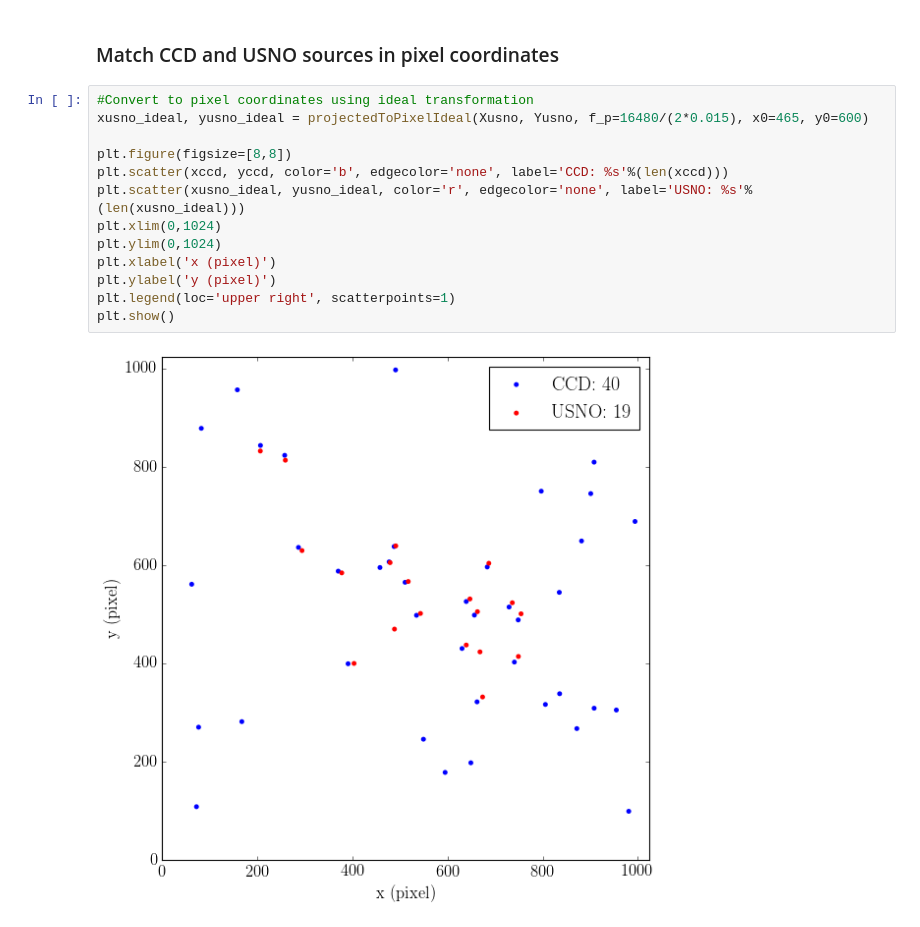
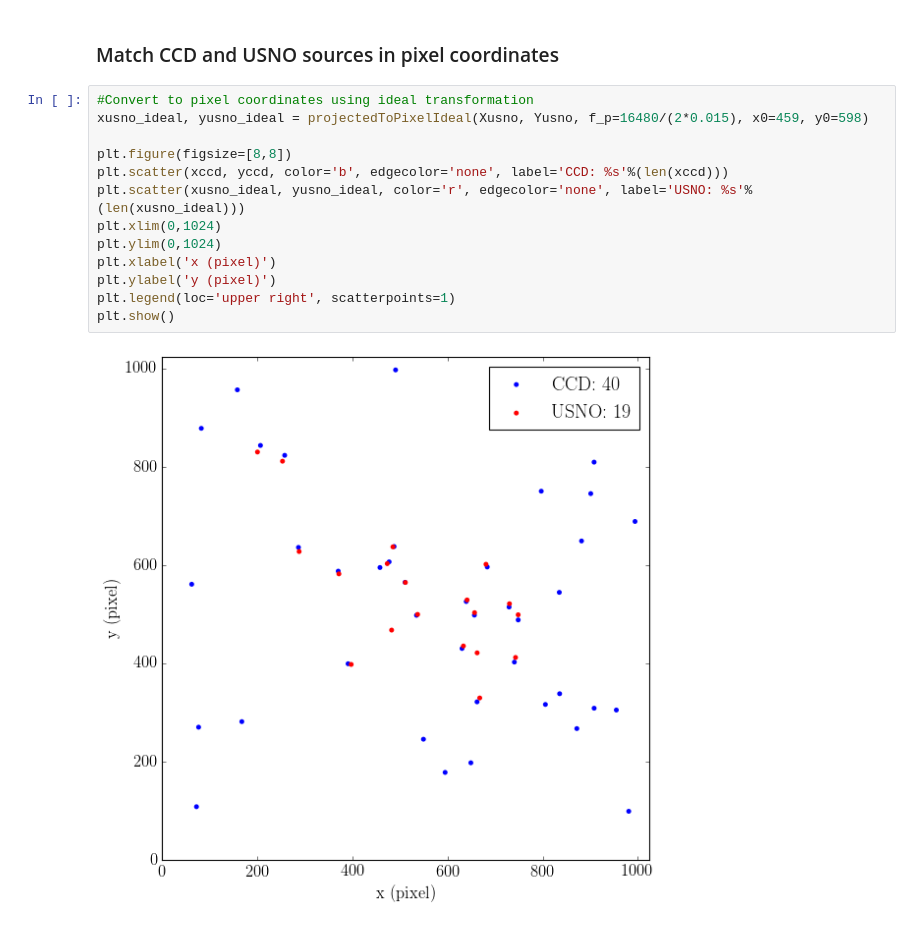
Before and after one commit to jbirky/AsteroidAstrometry, a Jupyter notebook: positions.ipynb, the cells around one changed output. Cells and saved outputs as stored; diff of their text form.

```diff
--- a/positions.ipynb
+++ b/positions.ipynb
@@ -84,17 +83,17 @@ Calling Vizier http://webviz.u-strasbg.fr/viz-bin/asu-tsv/?-source=USNO-B1&-c.ra
 ### Match CCD and USNO sources in pixel coordinates
 # %%
 #Convert to pixel coordinates using ideal transformation
-xusno_ideal, yusno_ideal = projectedToPixelIdeal(Xusno, Yusno, f_p=16480/(2*0.015), x0=465, y0=600)
+xusno_ideal, yusno_ideal = projectedToPixelIdeal(Xusno, Yusno, f_p=16480/(2*0.015), x0=459, y0=598)
 
 plt.figure(figsize=[8,8])
 plt.scatter(xccd, yccd, color='b', edgecolor='none', label='CCD: %s'%(len(xccd)))
 plt.scatter(xusno_ideal, yusno_ideal, color='r', edgecolor='none', label='USNO: %s'%(len(xusno_ideal)))
 plt.xlim(0,1024)
 plt.ylim(0,1024)
 plt.xlabel('x (pixel)')
 plt.ylabel('y (pixel)')
 plt.legend(loc='upper right', scatterpoints=1)
 plt.show()
 # %% [output]
-[figure, old version]
+[figure, new version]
 # %%
```
Also changed, not shown: parts of 9 cells of this notebook.
